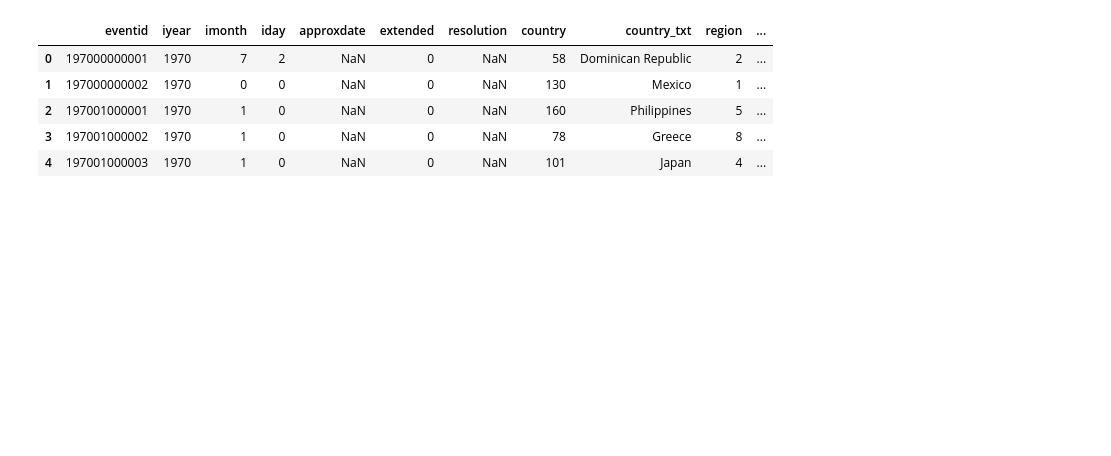
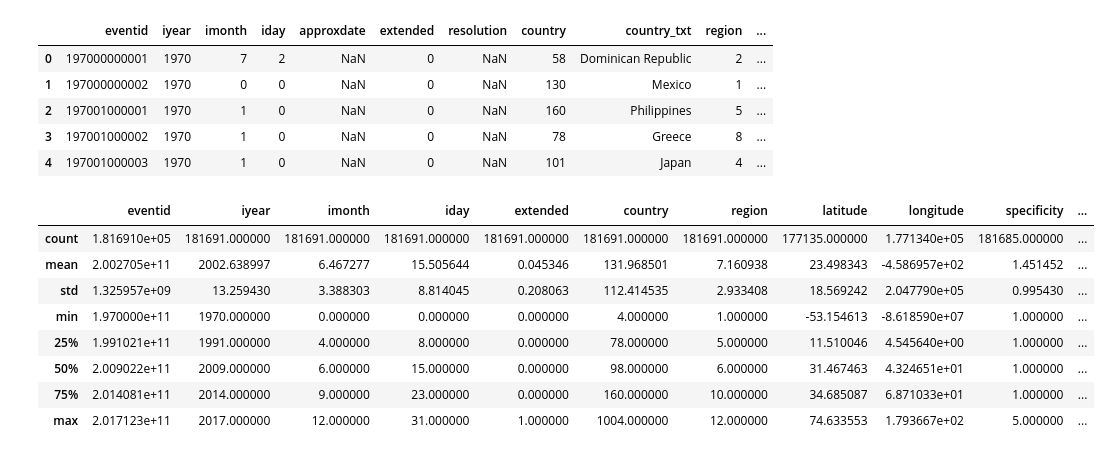
Before and after one commit to VladGrinDA/DI_Bootcamp, a Jupyter notebook: Week7/Day3/DailyChallenge/dc_start.ipynb, the cells around one changed output. Saved outputs shown, nothing was run; the diff lists cells and outputs as text; code cells hidden in the pictures; blank space fills up the shorter version.

```diff
--- a/Week7/Day3/DailyChallenge/dc_start.ipynb
+++ b/Week7/Day3/DailyChallenge/dc_start.ipynb
@@ -10 +6,10 @@ Downloading gtd.zip to datasets
+# %%
+import zipfile
+import os
+import pandas as pd
+
+pd.set_option('display.max_rows', 20)
+pd.set_option('display.max_columns', None)
+
+ds_dir = 'datasets/'
 # %%
@@ -66,3 +59,15 @@ df.head()
 | 4 | 197001000003 | 1970 | 1 | 0 | NaN | 0 | NaN | 101 | Japan | 4 | ... |
 # %%
 # !pip install ydata-profiling
+# %%
+df.describe()
+# %% [output]
+|  | eventid | iyear | imonth | iday | extended | country | region | latitude | longitude | specificity | ... |
+| count | 1.816910e+05 | 181691.000000 | 181691.000000 | 181691.000000 | 181691.000000 | 181691.000000 | 181691.000000 | 177135.000000 | 1.771340e+05 | 181685.000000 | ... |
+| mean | 2.002705e+11 | 2002.638997 | 6.467277 | 15.505644 | 0.045346 | 131.968501 | 7.160938 | 23.498343 | -4.586957e+02 | 1.451452 | ... |
+| std | 1.325957e+09 | 13.259430 | 3.388303 | 8.814045 | 0.208063 | 112.414535 | 2.933408 | 18.569242 | 2.047790e+05 | 0.995430 | ... |
+| min | 1.970000e+11 | 1970.000000 | 0.000000 | 0.000000 | 0.000000 | 4.000000 | 1.000000 | -53.154613 | -8.618590e+07 | 1.000000 | ... |
+| 25% | 1.991021e+11 | 1991.000000 | 4.000000 | 8.000000 | 0.000000 | 78.000000 | 5.000000 | 11.510046 | 4.545640e+00 | 1.000000 | ... |
+| 50% | 2.009022e+11 | 2009.000000 | 6.000000 | 15.000000 | 0.000000 | 98.000000 | 6.000000 | 31.467463 | 4.324651e+01 | 1.000000 | ... |
+| 75% | 2.014081e+11 | 2014.000000 | 9.000000 | 23.000000 | 0.000000 | 160.000000 | 10.000000 | 34.685087 | 6.871033e+01 | 1.000000 | ... |
+| max | 2.017123e+11 | 2017.000000 | 12.000000 | 31.000000 | 1.000000 | 1004.000000 | 12.000000 | 74.633553 | 1.793667e+02 | 5.000000 | ... |
```
Also changed, not shown: parts of 16 cells of this notebook, 2 other files.
